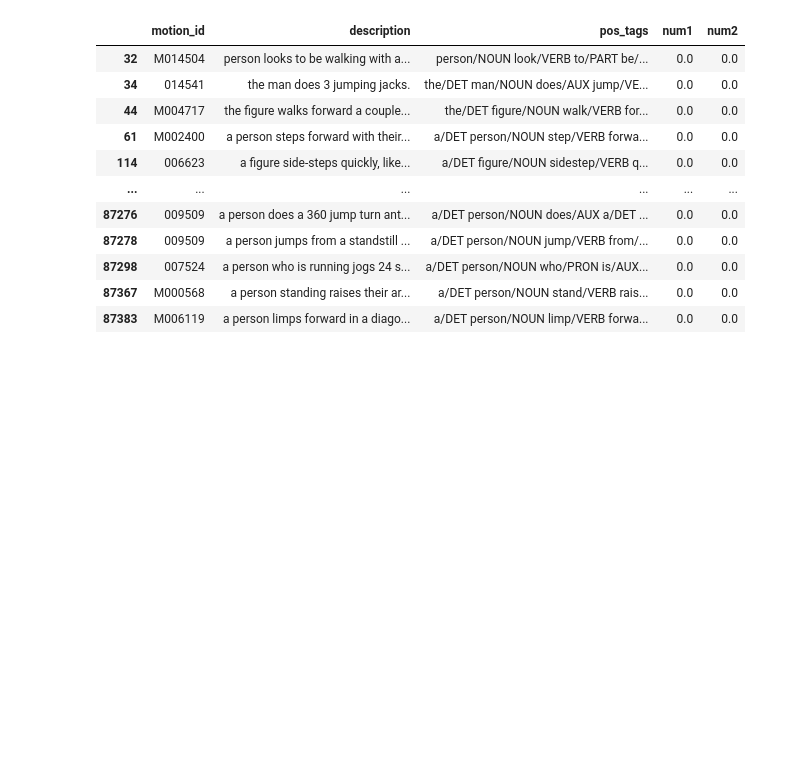
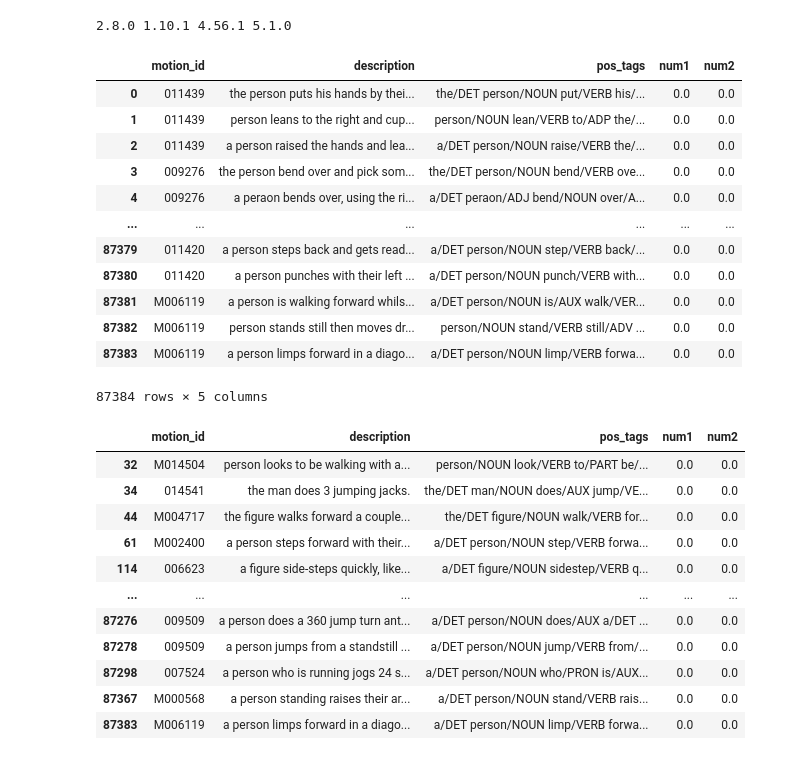
Before and after one commit to hannesmoehring/data_analysis_smpl, a Jupyter notebook: textual/textual_analysis.ipynb, the cells around one changed output. Cells and saved outputs as stored; diff of their text form; code cells hidden in the pictures; blank space fills up the shorter version.

```diff
--- a/textual/textual_analysis.ipynb
+++ b/textual/textual_analysis.ipynb
@@ -1,8 +1,29 @@
 # %%
 import textual_help as th
+# %%
+import torch, accelerate, transformers, sentence_transformers
+print(torch.__version__, accelerate.__version__, transformers.__version__, sentence_transformers.__version__)
+# %% [output]
+2.8.0 1.10.1 4.56.1 5.1.0
 # %%
 h3d_df = th.read_data_texts("../datasets/humanml3d/texts")
 kit_df = th.read_data_texts("../datasets/KIT-ML/texts")
+# %%
+h3d_df
+# %% [output]
+|  | motion_id | description | pos_tags | num1 | num2 |
+| 0 | 011439 | the person puts his hands by thei... | the/DET person/NOUN put/VERB his/... | 0.0 | 0.0 |
+| 1 | 011439 | person leans to the right and cup... | person/NOUN lean/VERB to/ADP the/... | 0.0 | 0.0 |
+| 2 | 011439 | a person raised the hands and lea... | a/DET person/NOUN raise/VERB the/... | 0.0 | 0.0 |
+| 3 | 009276 | the person bend over and pick som... | the/DET person/NOUN bend/VERB ove... | 0.0 | 0.0 |
+| 4 | 009276 | a peraon bends over, using the ri... | a/DET peraon/ADJ bend/NOUN over/A... | 0.0 | 0.0 |
+| ... | ... | ... | ... | ... | ... |
+| 87379 | 011420 | a person steps back and gets read... | a/DET person/NOUN step/VERB back/... | 0.0 | 0.0 |
+| 87380 | 011420 | a person punches with their left ... | a/DET person/NOUN punch/VERB with... | 0.0 | 0.0 |
+| 87381 | M006119 | a person is walking forward whils... | a/DET person/NOUN is/AUX walk/VER... | 0.0 | 0.0 |
+| 87382 | M006119 | person stands still then moves dr... | person/NOUN stand/VERB still/ADV ... | 0.0 | 0.0 |
+| 87383 | M006119 | a person limps forward in a diago... | a/DET person/NOUN limp/VERB forwa... | 0.0 | 0.0 |
+87384 rows × 5 columns
 # %%
 mask = h3d_df["description"].str.strip().str.split().str.len() != \
        h3d_df["pos_tags"].str.strip().str.split().str.len()
```
Also changed, not shown: parts of 6 cells of this notebook, 3 other files.
